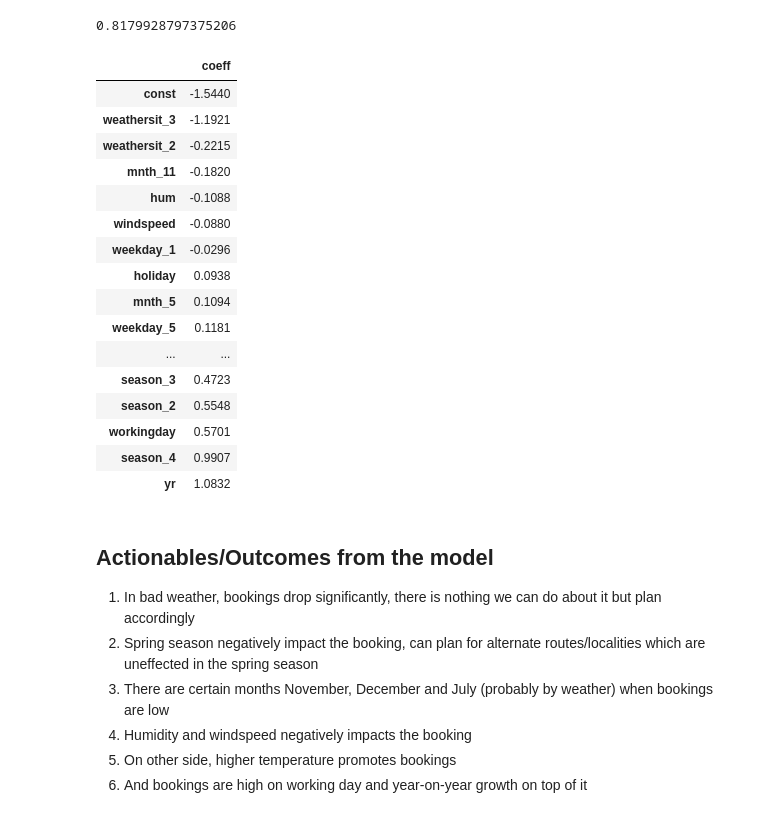
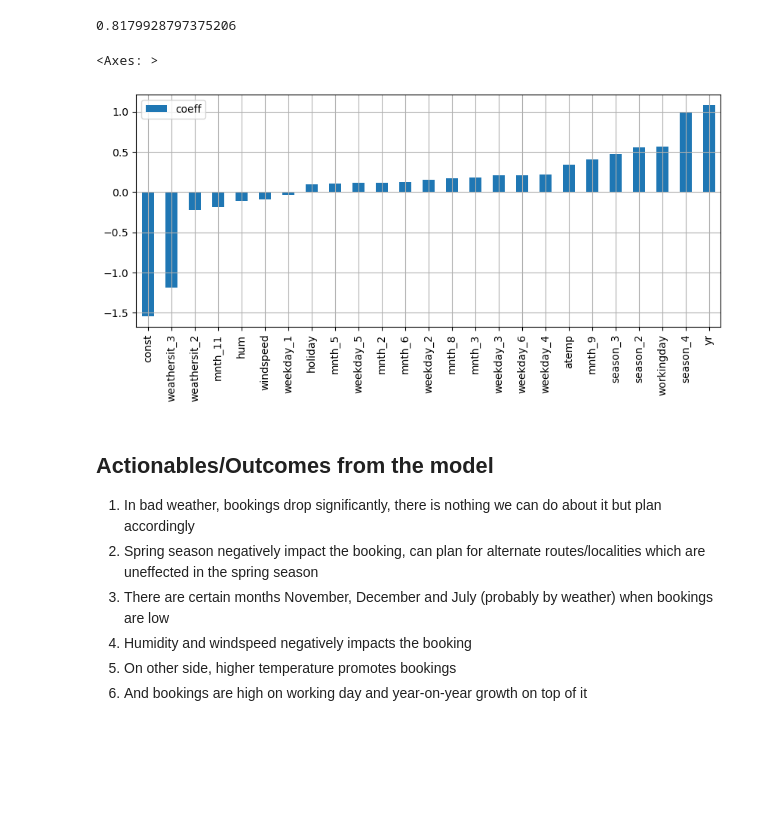
Before and after one commit to jitesh0034/bike_rent_case_study, a Jupyter notebook: Jitesh_BikesAssignment.ipynb, the cells around one changed output. Saved outputs shown, nothing was run; the diff lists cells and outputs as text; code cells hidden in the pictures; blank space fills up the shorter version.

```diff
--- a/Jitesh_BikesAssignment.ipynb
+++ b/Jitesh_BikesAssignment.ipynb
@@ -549,25 +503,10 @@ r2_score(result_df1.act_cnt, result_df1.pred_cnt)
 # %%
 pd.set_option('display.float_format', '{:.4f}'.format)
 # %%
-pd.DataFrame(model.params, columns = ['coeff']).round(4).sort_values(by = 'coeff')
+pd.DataFrame(model.params, columns = ['coeff']).round(4).sort_values(by = 'coeff').plot(kind = 'bar', figsize = (10,4), grid = True)
 # %% [output]
-|  | coeff |
-| const | -1.5440 |
-| weathersit_3 | -1.1921 |
-| weathersit_2 | -0.2215 |
-| mnth_11 | -0.1820 |
-| hum | -0.1088 |
-| windspeed | -0.0880 |
-| weekday_1 | -0.0296 |
-| holiday | 0.0938 |
-| mnth_5 | 0.1094 |
-| weekday_5 | 0.1181 |
-| ... | ... |
-| season_3 | 0.4723 |
-| season_2 | 0.5548 |
-| workingday | 0.5701 |
-| season_4 | 0.9907 |
-| yr | 1.0832 |
+<Axes: >
+[figure, added]
 # %% [markdown]
 ## Actionables/Outcomes from the model
 
```
Also changed, not shown: parts of 7 cells of this notebook.
